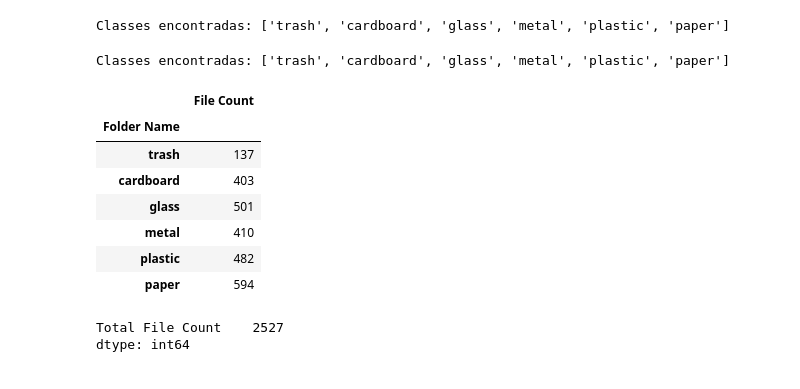
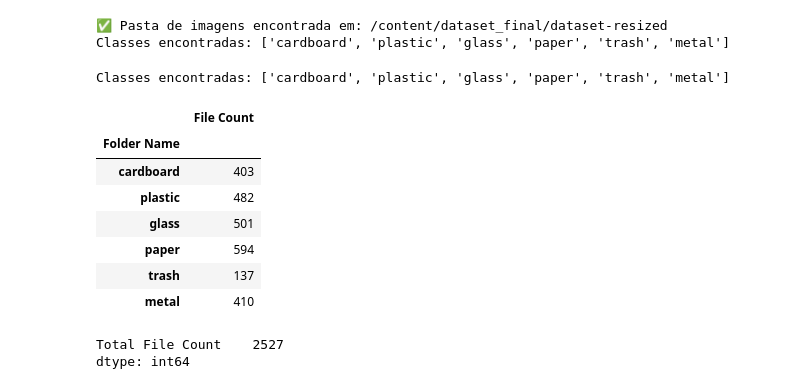
Before and after one commit to KaioCavalcante/TrabalhoIA2, a Jupyter notebook: Trabalho2IA.ipynb, the cells around one changed output. Drawn from its saved outputs; the diff is of its cells as text; code cells hidden in the pictures.

```diff
--- a/Trabalho2IA.ipynb
+++ b/Trabalho2IA.ipynb
@@ -74,39 +84,57 @@ Dataset({
 })
 # %%
 warnings.filterwarnings("ignore")
+# %%
+from pathlib import Path
+import os
+
+# Tenta encontrar onde a pasta 'dataset-resized' foi parar
+possible_paths = [
+    Path("/content/dataset_final/dataset-resized"),  # Se usou meu script anterior
+    Path("/content/trashnet/data/dataset-resized"),  # Se usou git clone puro
+    Path("/content/dataset-resized")                 # Se extraiu na raiz
+]
+
+data_path = None
+for p in possible_paths:
+    if p.exists():
+        data_path = p
+        break
+
+# Se achou, continua o código
+if data_path:
+    print(f"✅ Pasta de imagens encontrada em: {data_path}")
+    print("Classes encontradas:", [d.name for d in data_path.iterdir() if d.is_dir()])
+else:
+    print("❌ Erro: A pasta do dataset não foi encontrada. Rode a célula de download novamente.")
+# %% [output]
+✅ Pasta de imagens encontrada em: /content/dataset_final/dataset-resized
+Classes encontradas: ['cardboard', 'plastic', 'glass', 'paper', 'trash', 'metal']
 # %%
 from pathlib import Path
 import pandas as pd
 
-data_path = Path("/content/trashnet/trashnet")
+data_path = Path("/content/dataset_final/dataset-resized")
 print("Classes encontradas:", [d.name for d in data_path.iterdir() if d.is_dir()])
+
+data = []
+for folder in data_path.iterdir():
+    if folder.is_dir():
+        file_count = len(list(folder.glob("*")))
+        data.append({"Folder Name": folder.name, "File Count": file_count})
+
+count = pd.DataFrame(data).set_index("Folder Name")
+count
 # %% [output]
-Classes encontradas: ['trash', 'cardboard', 'glass', 'metal', 'plastic', 'paper']
+Classes encontradas: ['cardboard', 'plastic', 'glass', 'paper', 'trash', 'metal']
+|  | File Count |
+| Folder Name |  |
+| cardboard | 403 |
+| plastic | 482 |
+| glass | 501 |
+| paper | 594 |
+| trash | 137 |
+| metal | 410 |
-# %%
-from pathlib import Path
-import pandas as pd
-
-data_path = Path("/content/trashnet/trashnet")
-print("Classes encontradas:", [d.name for d in data_path.iterdir() if d.is_dir()])
-
-data = []
-for folder in data_path.iterdir():
-    if folder.is_dir():
-        file_count = len(list(folder.glob("*")))
-        data.append({"Folder Name": folder.name, "File Count": file_count})
-
-count = pd.DataFrame(data).set_index("Folder Name")
-count
-# %% [output]
-Classes encontradas: ['trash', 'cardboard', 'glass', 'metal', 'plastic', 'paper']
-|  | File Count |
-| Folder Name |  |
-| trash | 137 |
-| cardboard | 403 |
-| glass | 501 |
-| metal | 410 |
-| plastic | 482 |
-| paper | 594 |
 # %%
 print(f'Total {count.sum()}')
 # %% [output]
```
Also changed, not shown: parts of 17 cells of this notebook.
